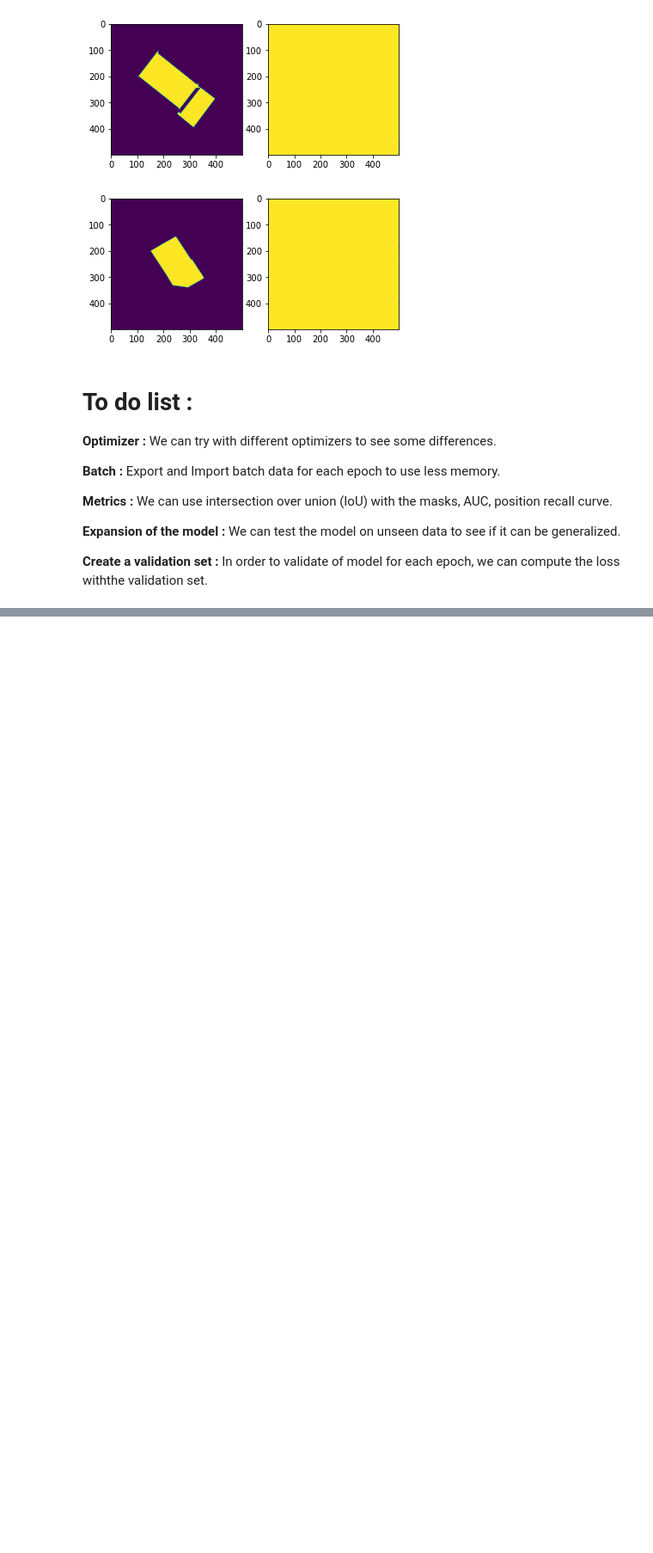
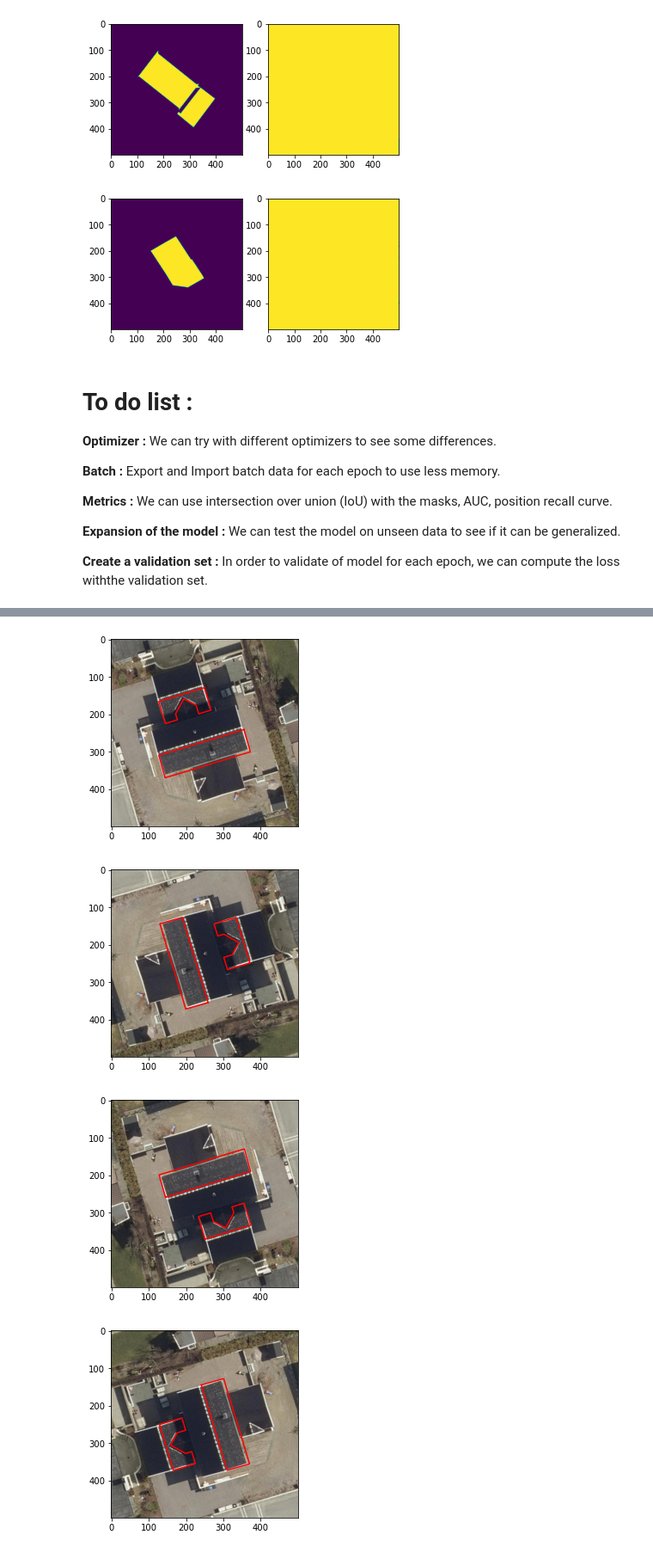
Before and after one commit to MichelQu/Otovo_Deep_Learning, a Jupyter notebook: DeepLearningProject.ipynb, the cells around one changed output, grey strips where cells are left out. Shown at 86% size. Saved outputs shown, nothing was run; the diff lists cells and outputs as text; code cells hidden in the pictures; blank space fills up the shorter version.

```diff
--- a/DeepLearningProject.ipynb
+++ b/DeepLearningProject.ipynb
@@ -604,0 +669,35 @@ for i, prediction in enumerate(outputs[:3]) :
+# %%
+def image_reader_surface (surfaces) :
+    # One polygone
+    if (len(surfaces[0])==2) :
+        plt.plot(np.array(surfaces)[:,1],np.array(surfaces)[:,0], label = 'surface', c = 'r')
+    # Multiples polygones
+    else :
+        for polygons in surfaces :
+            plt.plot(np.array(polygons)[:,1],np.array(polygons)[:,0], label = 'surface', c = 'r')
+    return 0
+
+X_data = []
+Y_data = []
+
+for j in range (length_data) :
+    for i in range (4) :
+        image = data_augmentation.iloc[i+j*4]
+        im_name = image.building_id
+        if i == 0 :
+            im_matrix = plt.imread('./data/' + im_name)
+        else :
+            im_matrix = [list(reversed(t)) for t in zip(*im_matrix)]
+        # Creation of X,y dataset
+        X_data.append(im_matrix)
+        surfaces = image.b_surfaces
+        Y_data.append(mask_creation(500,500,surfaces))
+        # Plotting part
+        plt.imshow(im_matrix)
+        image_reader_surface(surfaces)
+        plt.show()
+# %% [output]
+[figure, added]
+[figure, added]
+[figure, added]
+[figure, added]
```
Also changed, not shown: parts of 20 cells of this notebook, 1 other file.
